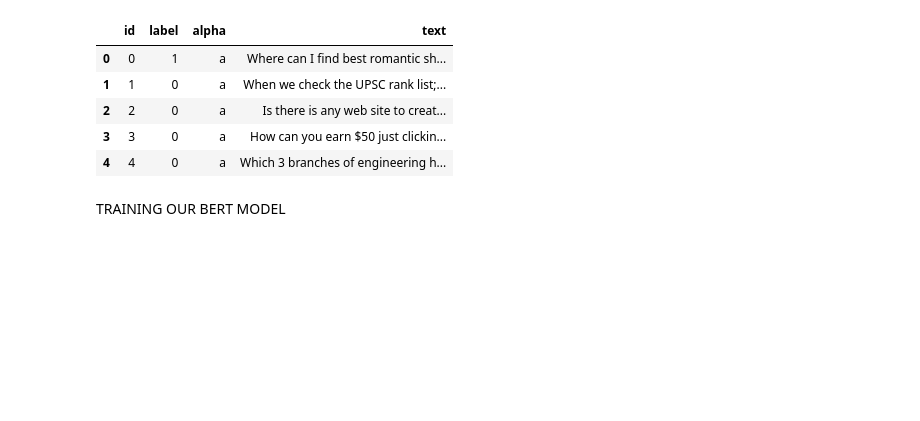
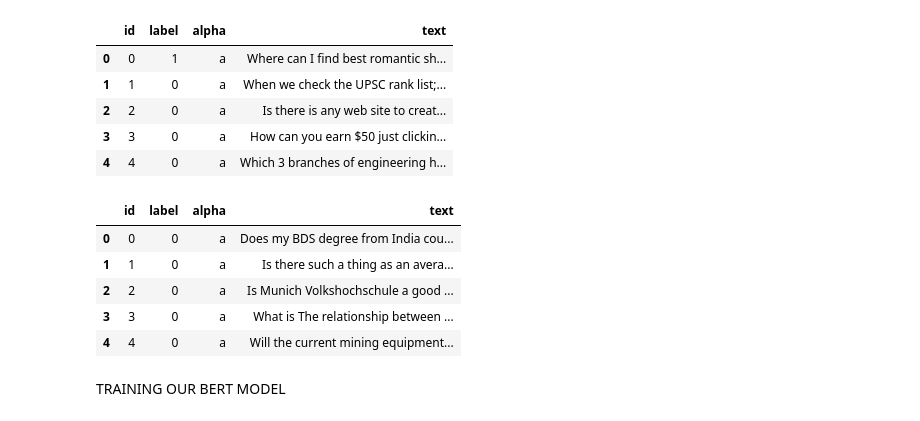
Before and after one commit to orgoca/W207FinalProject, a Jupyter notebook: W207FinalProjectBERT.ipynb, the cells around one changed output. Drawn from its saved outputs; the diff is of its cells as text; code cells hidden in the pictures; blank space fills up the shorter version.

```diff
--- a/W207FinalProjectBERT.ipynb
+++ b/W207FinalProjectBERT.ipynb
@@ -230,6 +212,22 @@ dev_df_bert.head()
 | 2 | 2 | 0 | a | Is there is any web site to creat... |
 | 3 | 3 | 0 | a | How can you earn $50 just clickin... |
 | 4 | 4 | 0 | a | Which 3 branches of engineering h... |
+# %%
+test_df_bert = pd.DataFrame({
+    'id':range(len(miniDev)),
+    'label':miniDev.target,
+    'alpha':['a']*miniDev.shape[0],
+    'text': miniDev.question_text.replace(r'\n', ' ', regex=True)
+})
+
+test_df_bert.head()
+# %% [output]
+|  | id | label | alpha | text |
+| 0 | 0 | 0 | a | Does my BDS degree from India cou... |
+| 1 | 1 | 0 | a | Is there such a thing as an avera... |
+| 2 | 2 | 0 | a | Is Munich Volkshochschule a good ... |
+| 3 | 3 | 0 | a | What is The relationship between ... |
+| 4 | 4 | 0 | a | Will the current mining equipment... |
 # %%
 train_df_bert.to_csv('train.tsv', sep='\t', index=False, header=False)
 
```
Also changed, not shown: parts of 17 cells of this notebook.
